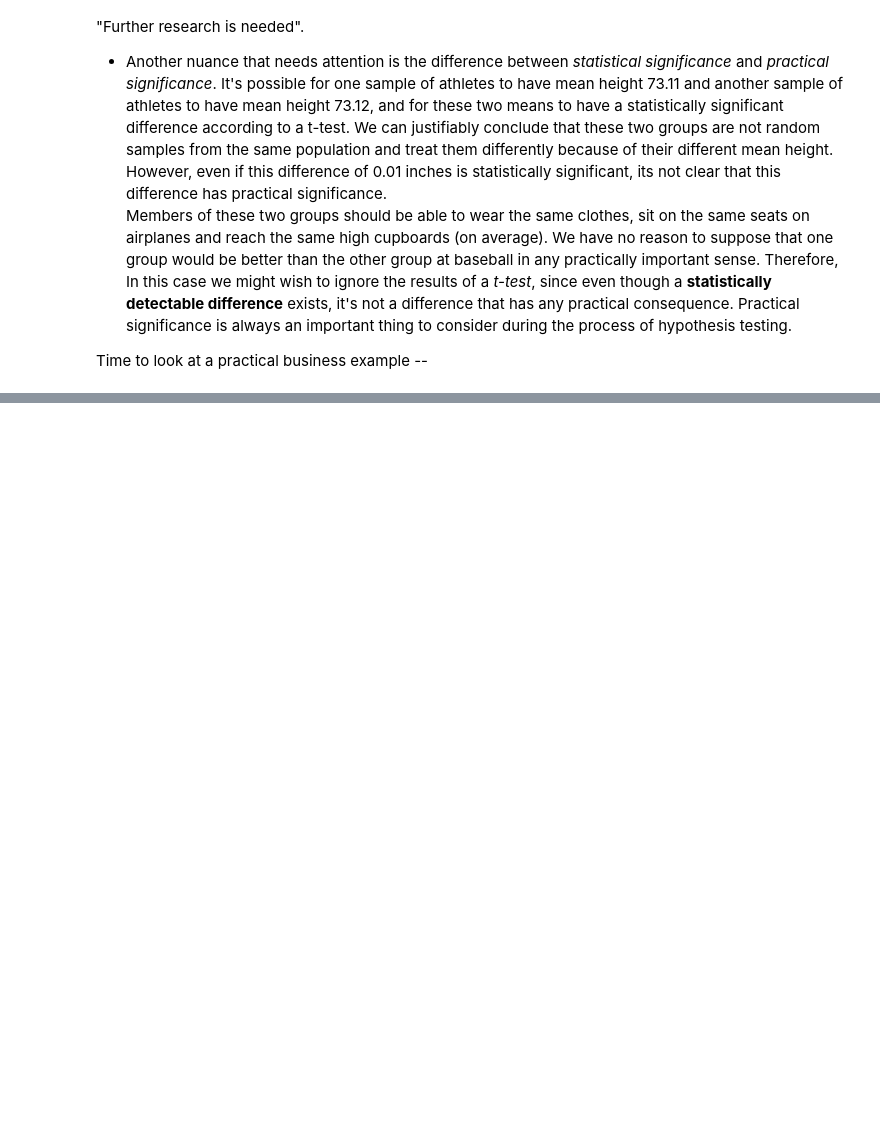
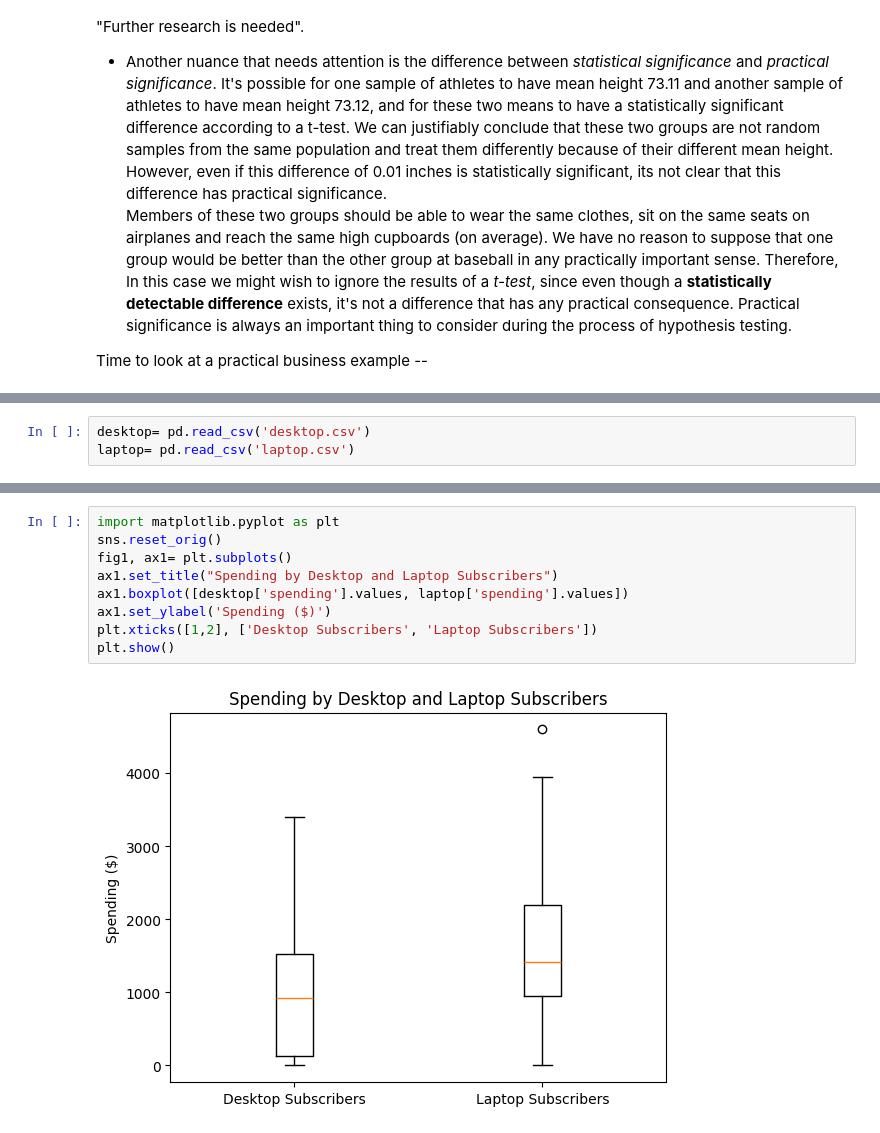
Before and after one commit to gonkikong0/Data-Science-, a Jupyter notebook: Group Comparisons.ipynb, the cells around one changed output, grey strips where cells are left out. Cells and saved outputs as stored; diff of their text form; blank space fills up the shorter version.

Commit message:
desktop vs laptop

```diff
--- a/Group Comparisons.ipynb
+++ b/Group Comparisons.ipynb
@@ -243,0 +247,3 @@ Time to look at a practical business example --
+# %%
+desktop= pd.read_csv('desktop.csv')
+laptop= pd.read_csv('laptop.csv')
@@ -243,0 +274,11 @@ Time to look at a practical business example --
+# %%
+import matplotlib.pyplot as plt
+sns.reset_orig()
+fig1, ax1= plt.subplots()
+ax1.set_title("Spending by Desktop and Laptop Subscribers")
+ax1.boxplot([desktop['spending'].values, laptop['spending'].values])
+ax1.set_ylabel('Spending ($)')
+plt.xticks([1,2], ['Desktop Subscribers', 'Laptop Subscribers'])
+plt.show()
+# %% [output]
+[figure, added]
```
Also changed, not shown: parts of 4 cells of this notebook.
